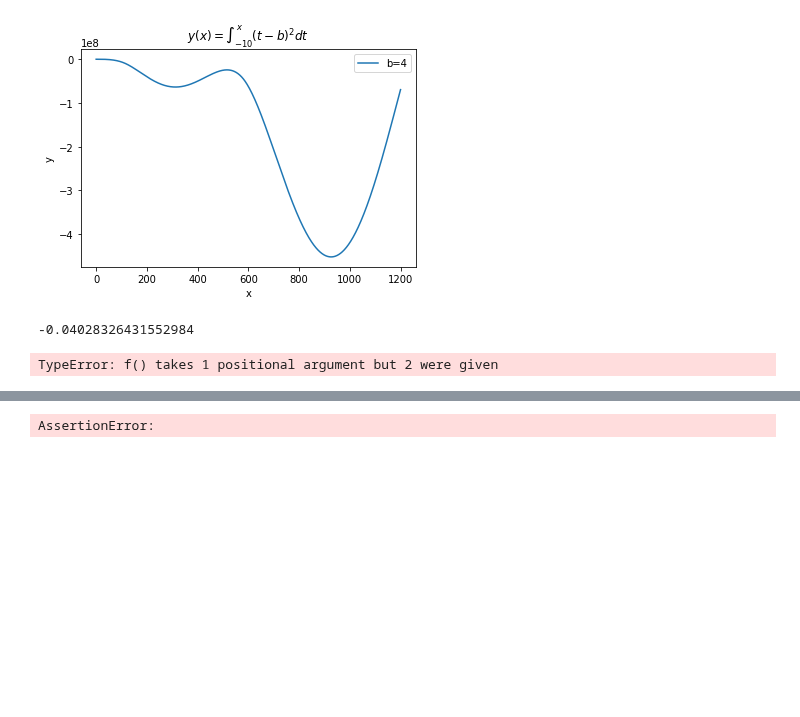
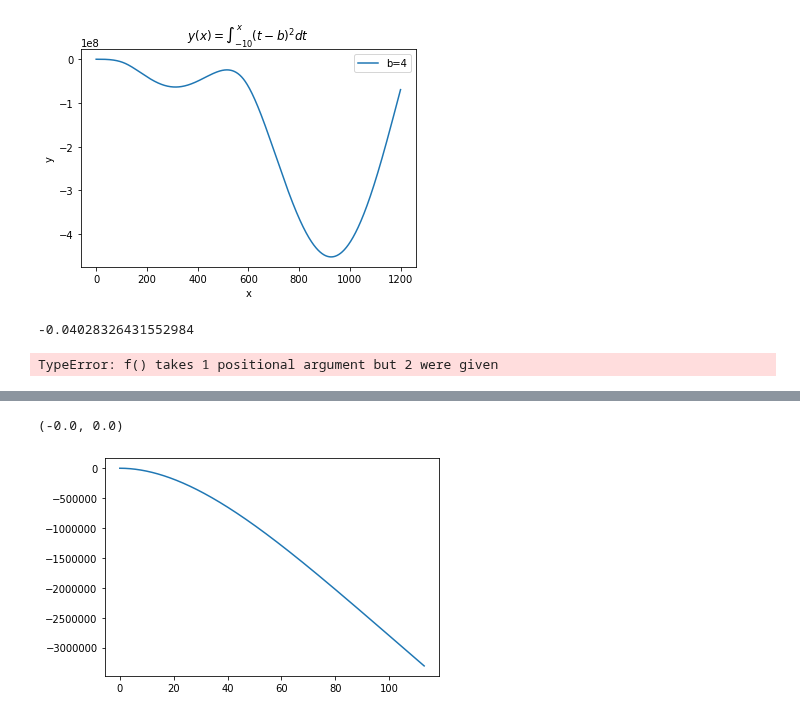
Before and after one commit to luisggc/FConcrete, a Jupyter notebook: jupyter/Hiper.ipynb, the cells around one changed output, grey strips where cells are left out. Cells and saved outputs as stored; diff of their text form; code cells hidden in the pictures; blank space fills up the shorter version.

```diff
--- a/jupyter/Hiper.ipynb
+++ b/jupyter/Hiper.ipynb
@@ -360,5 +380,24 @@ entrou
-# %%
-assert rotation_diagram_v47 == approx(rotation_fconcrete, abs=0.0000001)
-assert displacement_diagram_v47 == approx(displacement_fconcrete, abs=0.000001)
-# %% [output]
-AssertionError:
+# %%
+nodes = self.initial_beam_elements.nodes
+null_displacement = nodes.x[nodes.condition_boundary[:, 0]==0]
+null_rotation = nodes.x[nodes.condition_boundary[:, 1]==0]
+#print(null_displacement)
+#print(null_rotation)
+
+x1 = null_displacement[0]
+rest1 = self.getDisplacement(x1)
+
+if len(null_displacement)>=2:
+    x2 = null_displacement[-1]
+    rest2 = self.getDisplacement(x2)
+    c1 = -(rest1 - rest2)/(x1-x2)
+    c2 = -rest1 - c1*x1
+elif len(null_rotation)>=1 and len(null_displacement)>=1:
+    x2 = null_rotation[0]
+    c1 = -self.getRotation(x2)
+
+c2 = -rest1 - c1*x1
+
+c1, c2
+# %% [output]
+(-0.0, 0.0)
@@ -364,0 +407,4 @@ AssertionError:
+# %%
+self.plotDisplacementDiagram()
+# %% [output]
+[figure, added]
```
Also changed, not shown: parts of 21 cells of this notebook, 2 other files.
